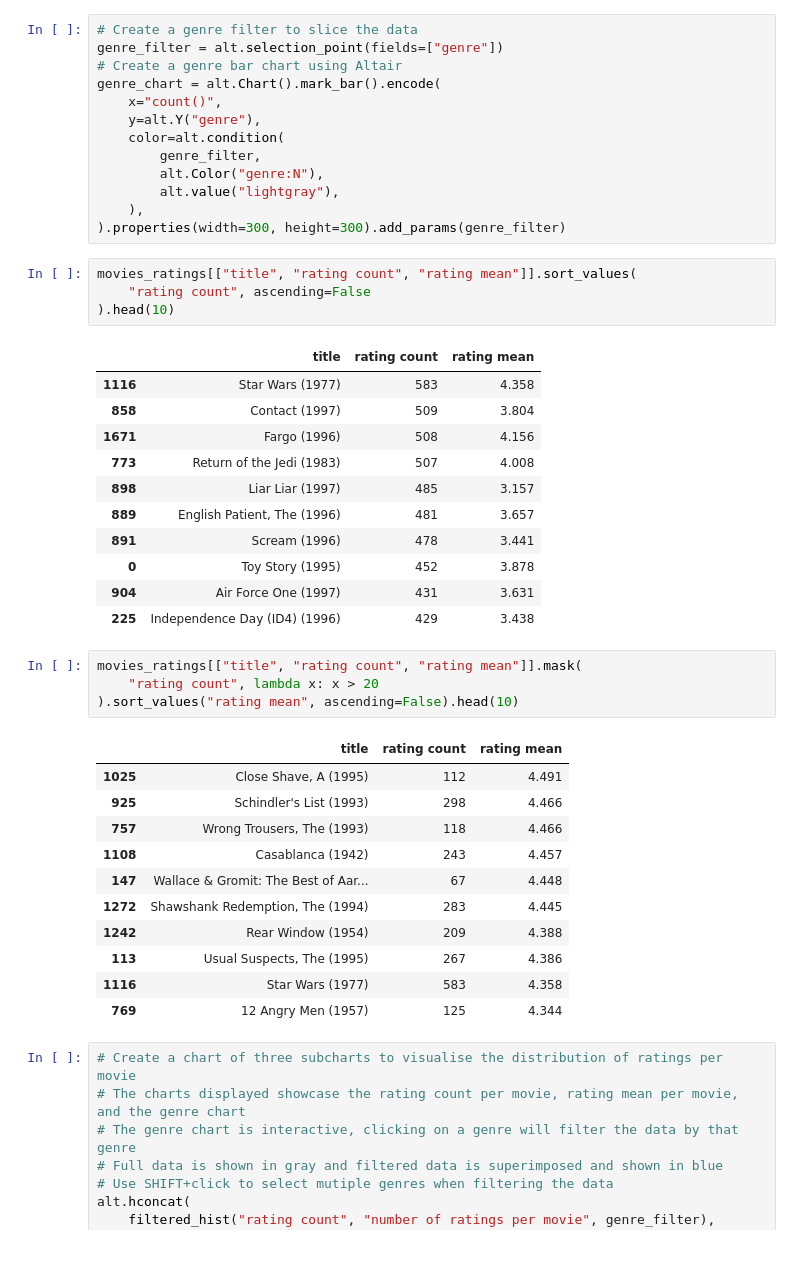
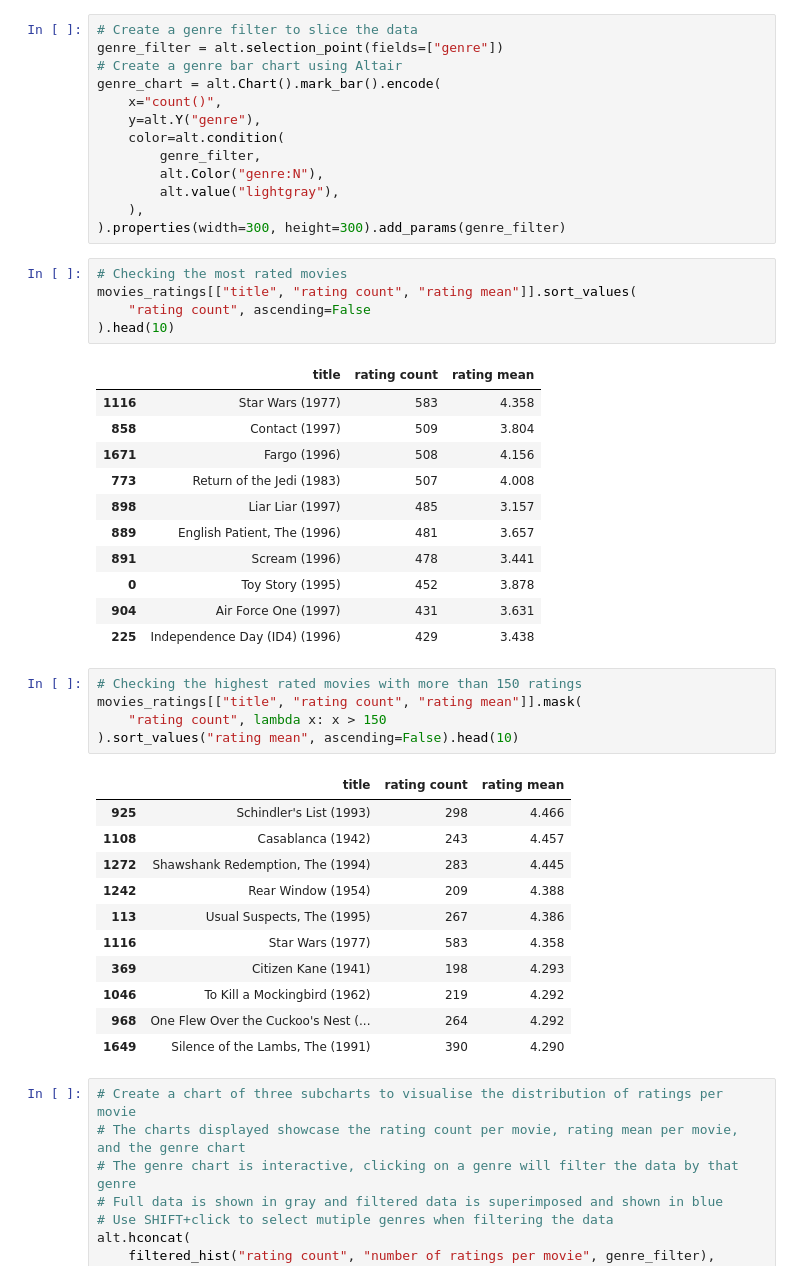
Before and after one commit to yjrab/movie-recommendation-system, a Jupyter notebook: movie-recommendation-system.ipynb, the cells around one changed output. Cells and saved outputs as stored; diff of their text form.

Commit message:
finish explore movies data

```diff
--- a/movie-recommendation-system.ipynb
+++ b/movie-recommendation-system.ipynb
@@ -329,6 +329,7 @@ genre_chart = alt.Chart().mark_bar().encode(
     ),
 ).properties(width=300, height=300).add_params(genre_filter)
 # %%
+# Checking the most rated movies
 movies_ratings[["title", "rating count", "rating mean"]].sort_values(
     "rating count", ascending=False
 ).head(10)
@@ -345,21 +346,22 @@ movies_ratings[["title", "rating count", "rating mean"]].sort_values(
 | 904 | Air Force One (1997) | 431 | 3.631 |
 | 225 | Independence Day (ID4) (1996) | 429 | 3.438 |
 # %%
+# Checking the highest rated movies with more than 150 ratings
 movies_ratings[["title", "rating count", "rating mean"]].mask(
-    "rating count", lambda x: x > 20
+    "rating count", lambda x: x > 150
 ).sort_values("rating mean", ascending=False).head(10)
 # %% [output]
 |  | title | rating count | rating mean |
-| 1025 | Close Shave, A (1995) | 112 | 4.491 |
 | 925 | Schindler's List (1993) | 298 | 4.466 |
-| 757 | Wrong Trousers, The (1993) | 118 | 4.466 |
 | 1108 | Casablanca (1942) | 243 | 4.457 |
-| 147 | Wallace & Gromit: The Best of Aar... | 67 | 4.448 |
 | 1272 | Shawshank Redemption, The (1994) | 283 | 4.445 |
 | 1242 | Rear Window (1954) | 209 | 4.388 |
 | 113 | Usual Suspects, The (1995) | 267 | 4.386 |
 | 1116 | Star Wars (1977) | 583 | 4.358 |
-| 769 | 12 Angry Men (1957) | 125 | 4.344 |
+| 369 | Citizen Kane (1941) | 198 | 4.293 |
+| 1046 | To Kill a Mockingbird (1962) | 219 | 4.292 |
+| 968 | One Flew Over the Cuckoo's Nest (... | 264 | 4.292 |
+| 1649 | Silence of the Lambs, The (1991) | 390 | 4.290 |
 # %%
 # Create a chart of three subcharts to visualise the distribution of ratings per movie
 # The charts displayed showcase the rating count per movie, rating mean per movie, and the genre chart
```
Also changed, not shown: parts of 4 cells of this notebook.
